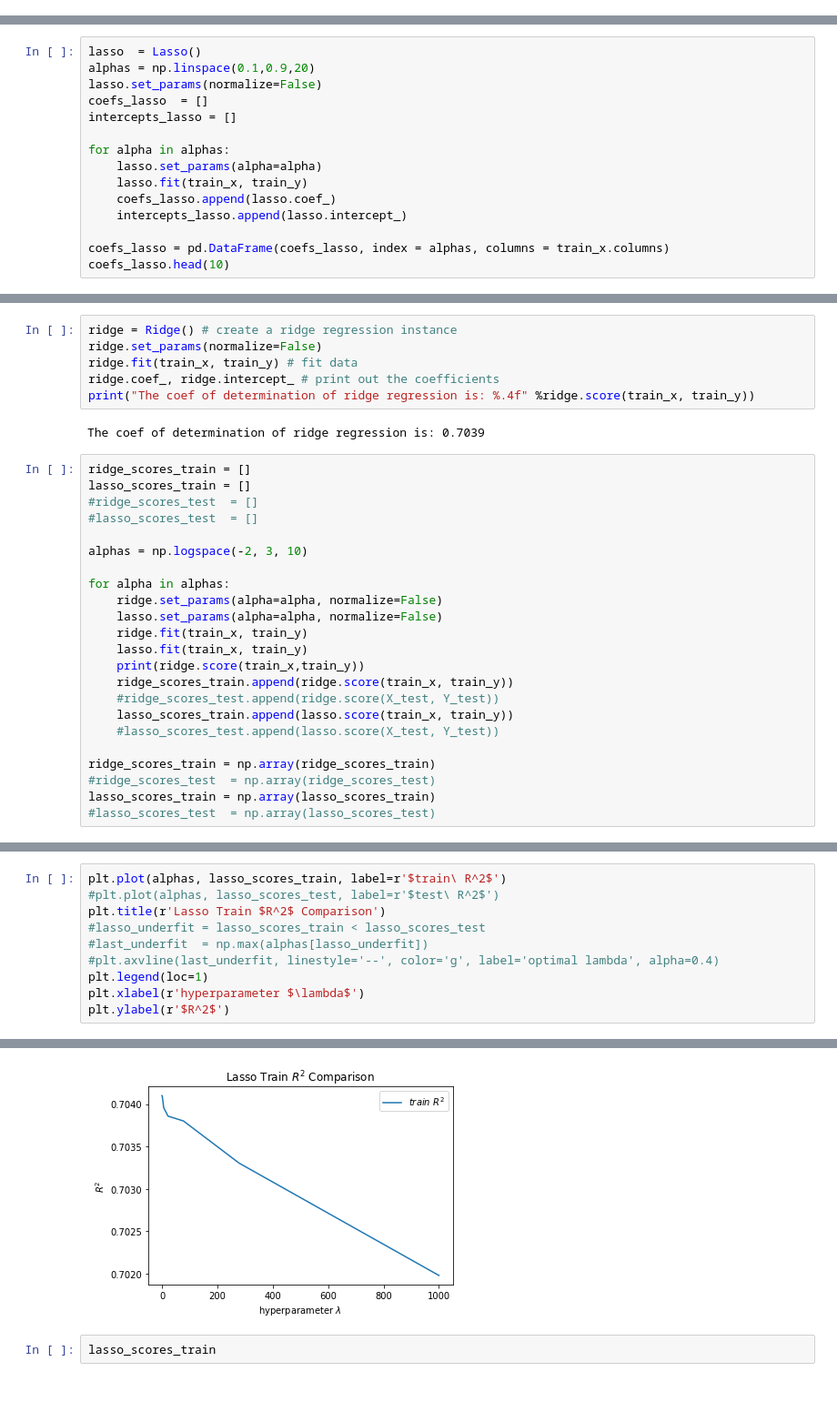
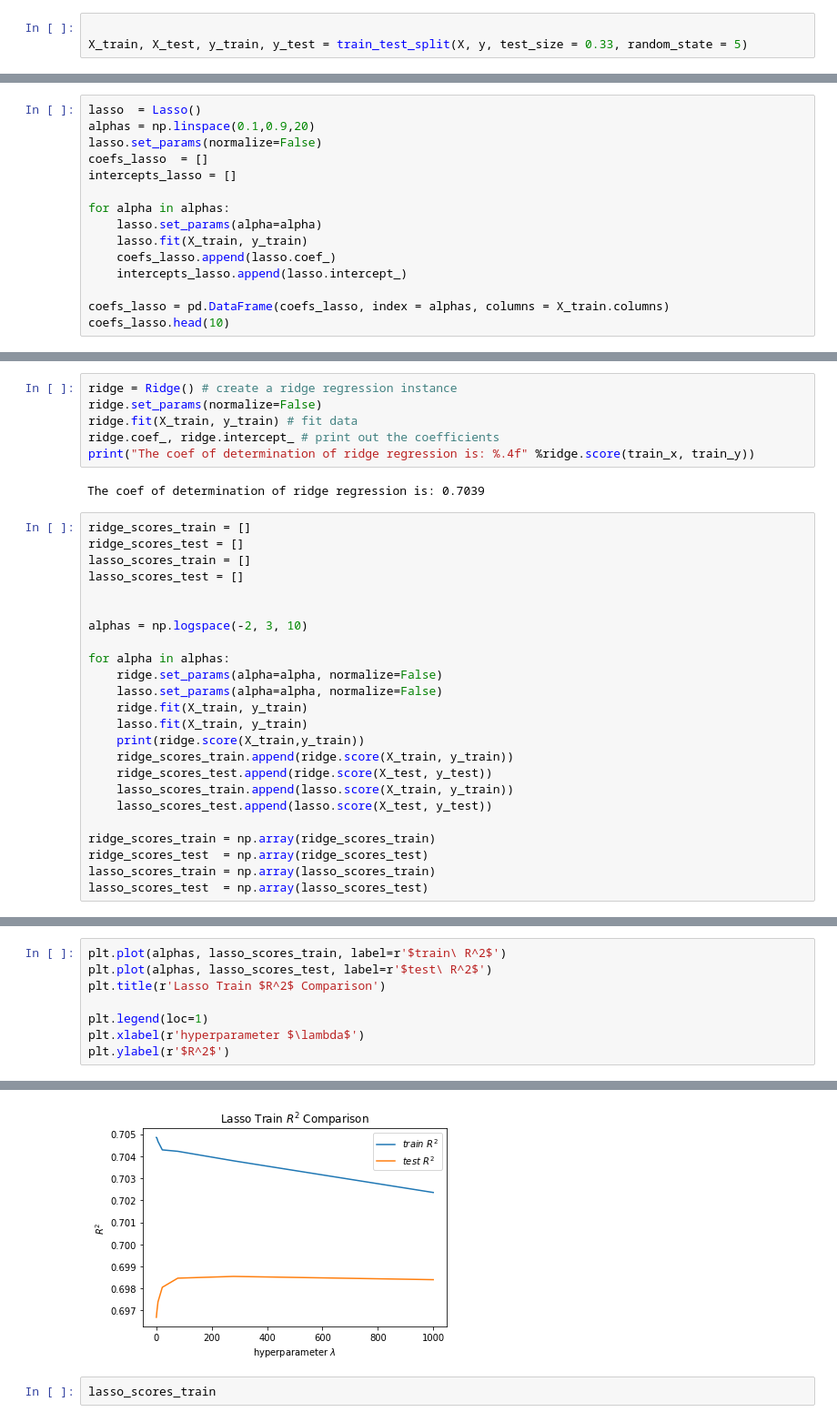
Before and after one commit to marc7531/housing-project, a Jupyter notebook: kate/clean_models.ipynb, the cells around one changed output, grey strips where cells are left out. Shown at 91% size. Saved outputs shown, nothing was run; the diff lists cells and outputs as text; blank space fills up the shorter version.

```diff
--- a/kate/clean_models.ipynb
+++ b/kate/clean_models.ipynb
@@ -91,3 +115,6 @@ dtype: int64
+# %%
+
+X_train, X_test, y_train, y_test = train_test_split(X, y, test_size = 0.33, random_state = 5)
 # %%
 #Multilinear - Simple -- Unpenalized model i.e. lambda = 0
 from sklearn import linear_model
@@ -116,11 +160,11 @@ intercepts_lasso = []
 
 for alpha in alphas:
     lasso.set_params(alpha=alpha)
-    lasso.fit(train_x, train_y)
+    lasso.fit(X_train, y_train)
     coefs_lasso.append(lasso.coef_)
     intercepts_lasso.append(lasso.intercept_)
 
-coefs_lasso = pd.DataFrame(coefs_lasso, index = alphas, columns = train_x.columns)
+coefs_lasso = pd.DataFrame(coefs_lasso, index = alphas, columns = X_train.columns)
 coefs_lasso.head(10)
 # %% [output]
 |  | BsmtFullBath | BedroomAbvGr | KitchenAbvGr | GarageType | Kitchen | Fireplace | ExterQ | BsmtQ | HeatingQ | ... |
@@ -147,32 +191,33 @@ plt.legend()
 # %%
 ridge = Ridge() # create a ridge regression instance
 ridge.set_params(normalize=False)
-ridge.fit(train_x, train_y) # fit data
+ridge.fit(X_train, y_train) # fit data
 ridge.coef_, ridge.intercept_ # print out the coefficients
 print("The coef of determination of ridge regression is: %.4f" %ridge.score(train_x, train_y))
 # %% [output]
 The coef of determination of ridge regression is: 0.7039
 # %%
 ridge_scores_train = []
+ridge_scores_test = []
 lasso_scores_train = []
-#ridge_scores_test  = []
-#lasso_scores_test  = []
+lasso_scores_test = []
+
 
 alphas = np.logspace(-2, 3, 10)
 
 for alpha in alphas:
     ridge.set_params(alpha=alpha, normalize=False)
     lasso.set_params(alpha=alpha, normalize=False)
-    ridge.fit(train_x, train_y)
-    lasso.fit(train_x, train_y)
-    print(ridge.score(train_x,train_y))
-    ridge_scores_train.append(ridge.score(train_x, train_y))
-    #ridge_scores_test.append(ridge.score(X_test, Y_test))
-    lasso_scores_train.append(lasso.score(train_x, train_y))
-    #lasso_scores_test.append(lasso.score(X_test, Y_test))
+    ridge.fit(X_train, y_train)
+    lasso.fit(X_train, y_train)
+    print(ridge.score(X_train,y_train))
+    ridge_scores_train.append(ridge.score(X_train, y_train))
+    ridge_scores_test.append(ridge.score(X_test, y_test))
+    lasso_scores_train.append(lasso.score(X_train, y_train))
+    lasso_scores_test.append(lasso.score(X_test, y_test))
 
 ridge_scores_train = np.array(ridge_scores_train)
-#ridge_scores_test  = np.array(ridge_scores_test)
+ridge_scores_test  = np.array(ridge_scores_test)
 lasso_scores_train = np.array(lasso_scores_train)
-#lasso_scores_test  = np.array(lasso_scores_test)
+lasso_scores_test  = np.array(lasso_scores_test)
 # %% [output]
@@ -205,16 +248,14 @@ array([0.7040985 , 0.70408199, 0.7040226 , 0.70394235, 0.70389066,
 # %%
 plt.plot(alphas, lasso_scores_train, label=r'$train\ R^2$')
-#plt.plot(alphas, lasso_scores_test, label=r'$test\ R^2$')
+plt.plot(alphas, lasso_scores_test, label=r'$test\ R^2$')
 plt.title(r'Lasso Train $R^2$ Comparison')
-#lasso_underfit = lasso_scores_train < lasso_scores_test
-#last_underfit  = np.max(alphas[lasso_underfit])
-#plt.axvline(last_underfit, linestyle='--', color='g', label='optimal lambda', alpha=0.4)
+
 plt.legend(loc=1)
 plt.xlabel(r'hyperparameter $\lambda$')
 plt.ylabel(r'$R^2$')
 # %% [output]
 Text(0,0.5,'$R^2$')
-[figure, old version]
+[figure, new version]
 # %%
 lasso_scores_train
 # %% [output]
```
Also changed, not shown: parts of 13 cells of this notebook.
